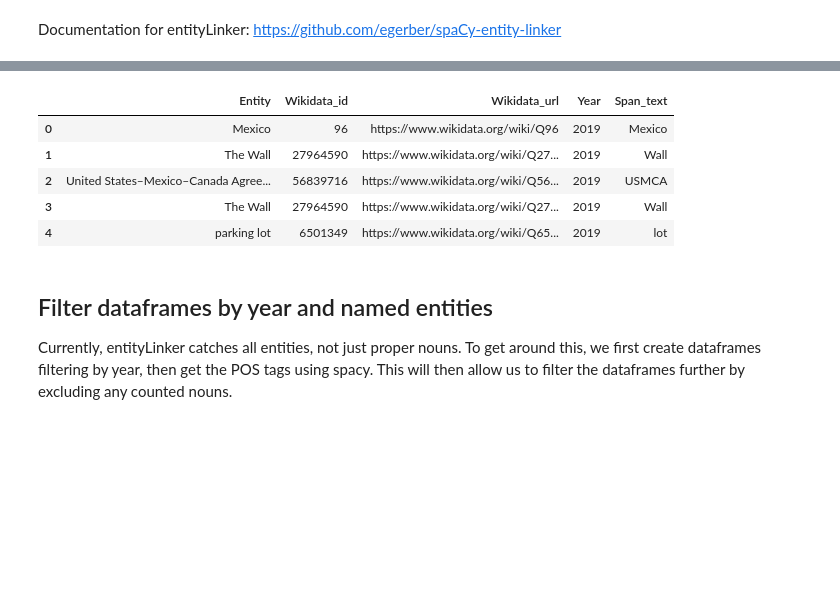
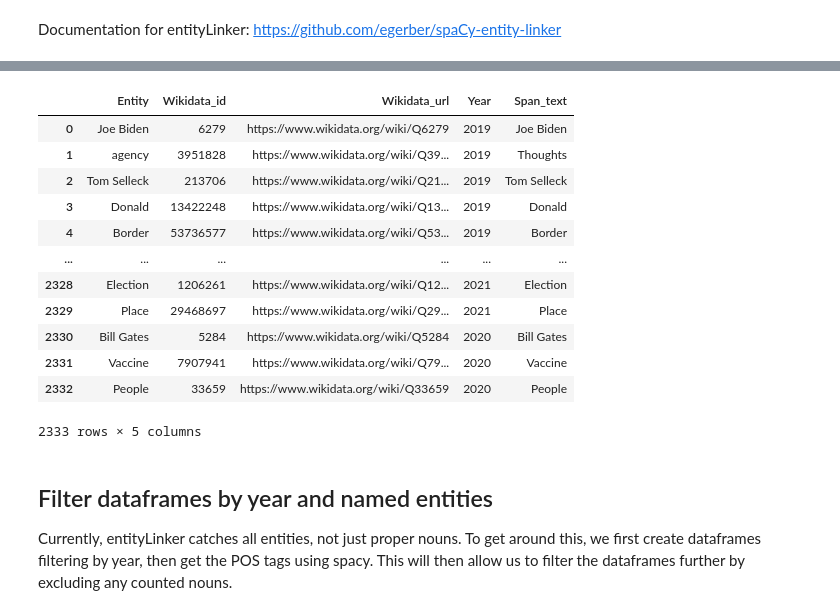
Before and after one commit to sfu-discourse-lab/fake_news_over_time, a Jupyter notebook: named_entity_recognition.ipynb, the cells around one changed output, grey strips where cells are left out. Cells and saved outputs as stored; diff of their text form; code cells hidden in the pictures; blank space fills up the shorter version.

```diff
--- a/named_entity_recognition.ipynb
+++ b/named_entity_recognition.ipynb
@@ -139,12 +159,29 @@ entities_df.loc[zhong_chenle_as_president_filter, "Wikidata_url"] = f"https://ww
-# %%
-entities_df.head()
-# %% [output]
-|  | Entity | Wikidata_id | Wikidata_url | Year | Span_text |
-| 0 | Mexico | 96 | https://www.wikidata.org/wiki/Q96 | 2019 | Mexico |
-| 1 | The Wall | 27964590 | https://www.wikidata.org/wiki/Q27... | 2019 | Wall |
-| 2 | United States–Mexico–Canada Agree... | 56839716 | https://www.wikidata.org/wiki/Q56... | 2019 | USMCA |
-| 3 | The Wall | 27964590 | https://www.wikidata.org/wiki/Q27... | 2019 | Wall |
-| 4 | parking lot | 6501349 | https://www.wikidata.org/wiki/Q65... | 2019 | lot |
+# %%
+dataset_df['originalHeadline'] = dataset_df['originalHeadline'].fillna("")
+dataset_df["doc_headline"] = list(nlp.pipe(dataset_df['originalHeadline']))
+dataset_df["entities_headline"] = dataset_df["doc_headline"].apply(get_entities_from_doc)
+
+all_entities_headlines_data = list(chain.from_iterable(dataset_df.apply(get_entity_data, args=("entities_headline",), axis=1)))
+entities_headlines_df = pd.DataFrame(all_entities_headlines_data)
+
+clean_incorrect_president_entity(entities_headlines_df)
+clean_incorrect_texas_entity(entities_headlines_df)
+
+entities_headlines_df
+# %% [output]
+|  | Entity | Wikidata_id | Wikidata_url | Year | Span_text |
+| 0 | Joe Biden | 6279 | https://www.wikidata.org/wiki/Q6279 | 2019 | Joe Biden |
+| 1 | agency | 3951828 | https://www.wikidata.org/wiki/Q39... | 2019 | Thoughts |
+| 2 | Tom Selleck | 213706 | https://www.wikidata.org/wiki/Q21... | 2019 | Tom Selleck |
+| 3 | Donald | 13422248 | https://www.wikidata.org/wiki/Q13... | 2019 | Donald |
+| 4 | Border | 53736577 | https://www.wikidata.org/wiki/Q53... | 2019 | Border |
+| ... | ... | ... | ... | ... | ... |
+| 2328 | Election | 1206261 | https://www.wikidata.org/wiki/Q12... | 2021 | Election |
+| 2329 | Place | 29468697 | https://www.wikidata.org/wiki/Q29... | 2021 | Place |
+| 2330 | Bill Gates | 5284 | https://www.wikidata.org/wiki/Q5284 | 2020 | Bill Gates |
+| 2331 | Vaccine | 7907941 | https://www.wikidata.org/wiki/Q79... | 2020 | Vaccine |
+| 2332 | People | 33659 | https://www.wikidata.org/wiki/Q33659 | 2020 | People |
+2333 rows × 5 columns
 # %% [markdown]
 ## Filter dataframes by year and named entities
 Currently, entityLinker catches all entities, not just proper nouns. To get around this, we first create dataframes filtering by year, then get the POS tags using spacy. This will then allow us to filter the dataframes further by excluding any counted nouns.
```
Also changed, not shown: parts of 23 cells of this notebook, 4 other files.
